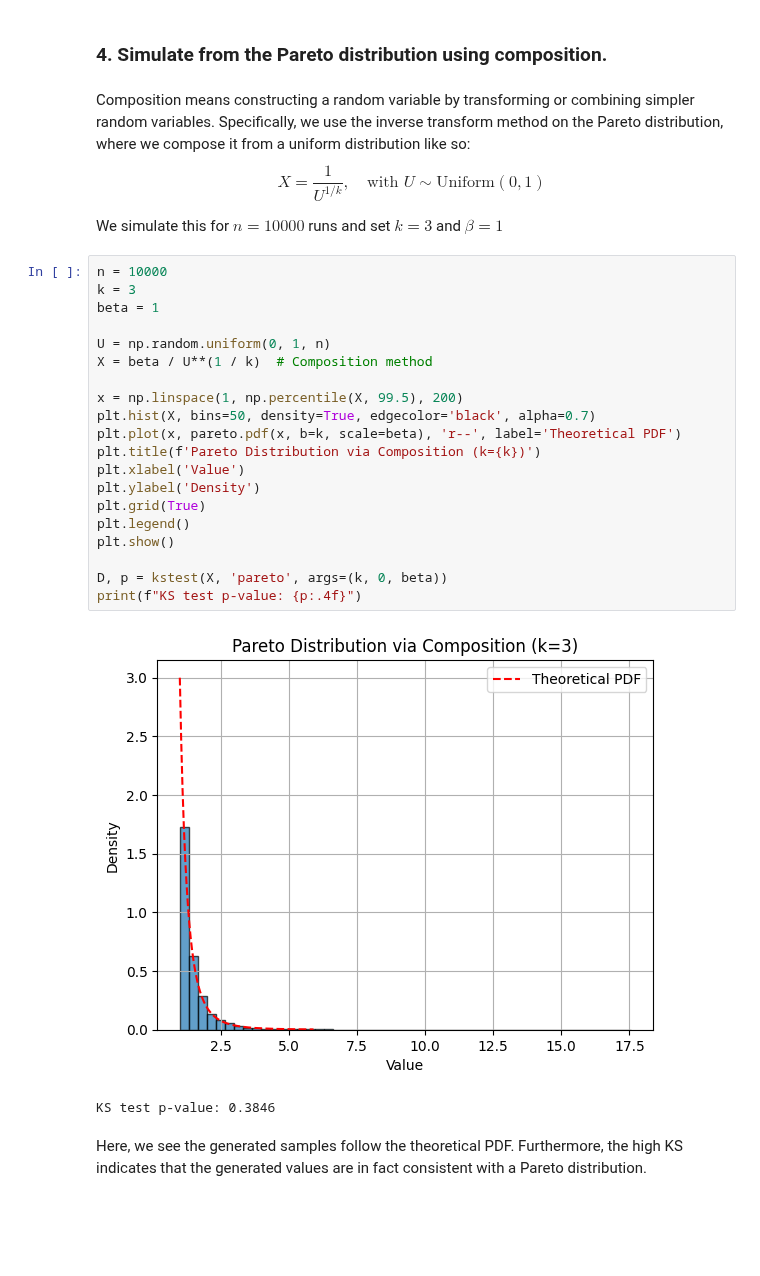
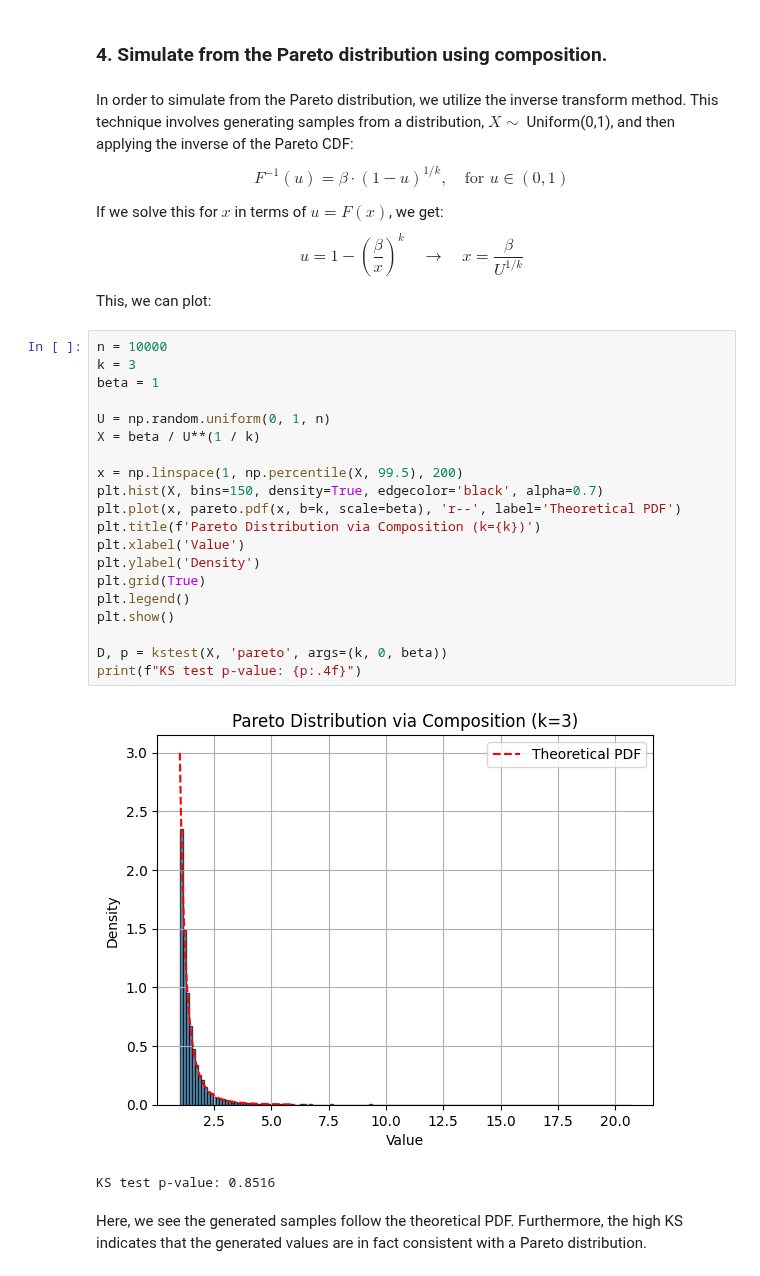
Before and after one commit to AntonJorg/stochastic_simulation, a Jupyter notebook: exercises_final/Exercise2&3.ipynb, the cells around one changed output. Drawn from its saved outputs; the diff is of its cells as text; blank space fills up the shorter version.

```diff
--- a/exercises_final/Exercise2&3.ipynb
+++ b/exercises_final/Exercise2&3.ipynb
@@ -451,34 +538,39 @@ This shows that not every time the 95% confidence intervals capture the true par
 # %% [markdown]
 ### 4. Simulate from the Pareto distribution using composition.
 # %% [markdown]
-Composition means constructing a random variable by transforming or combining simpler random variables. Specifically, we use the inverse transform method on the Pareto distribution, where we compose it from a uniform distribution like so:
+In order to simulate from the Pareto distribution, we utilize the inverse transform method. This technique involves generating samples from a distribution, $X\sim$ Uniform(0,1), and then applying the inverse of the Pareto CDF:
 $$
-X = \frac{1}{U^{1/k}}, \quad \text{with } U \sim \text{Uniform}(0,1)
+F^{-1}(u) = \beta\cdot (1-u)^{1/k},\quad \text{for }u\in(0,1)
 $$
 
-We simulate this for $n=10000$ runs and set $k=3$ and $\beta=1$
+If we solve this for $x$ in terms of $u=F(x)$, we get:
+$$
+u=1-(\frac{\beta}{x})^k\quad\rightarrow\quad x=\frac{\beta}{U^{1/k}}
+$$
+
+This, we can plot:
 # %%
 n = 10000
 k = 3
 beta = 1
 
 U = np.random.uniform(0, 1, n)
-X = beta / U**(1 / k)  # Composition method
+X = beta / U**(1 / k)
 
 x = np.linspace(1, np.percentile(X, 99.5), 200)
-plt.hist(X, bins=50, density=True, edgecolor='black', alpha=0.7)
+plt.hist(X, bins=150, density=True, edgecolor='black', alpha=0.7)
 plt.plot(x, pareto.pdf(x, b=k, scale=beta), 'r--', label='Theoretical PDF')
 plt.title(f'Pareto Distribution via Composition (k={k})')
 plt.xlabel('Value')
 plt.ylabel('Density')
 plt.grid(True)
 plt.legend()
 plt.show()
 
 D, p = kstest(X, 'pareto', args=(k, 0, beta))
 print(f"KS test p-value: {p:.4f}")
 # %% [output]
-[figure, old version]
+[figure, new version]
-KS test p-value: 0.3846
+KS test p-value: 0.8516
 # %% [markdown]
 Here, we see the generated samples follow the theoretical PDF. Furthermore, the high KS indicates that the generated values are in fact consistent with a Pareto distribution.
```
Also changed, not shown: parts of 25 cells of this notebook.
